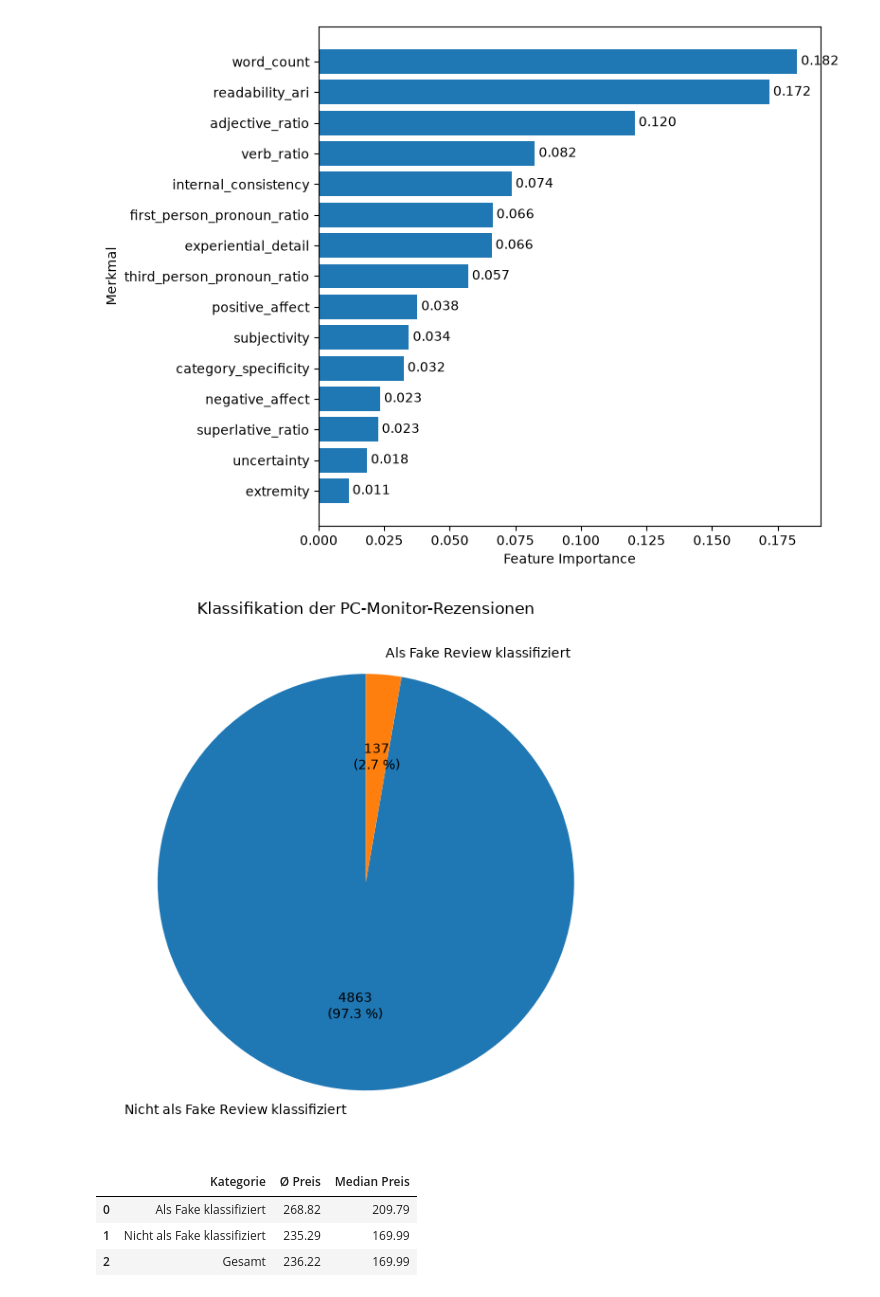
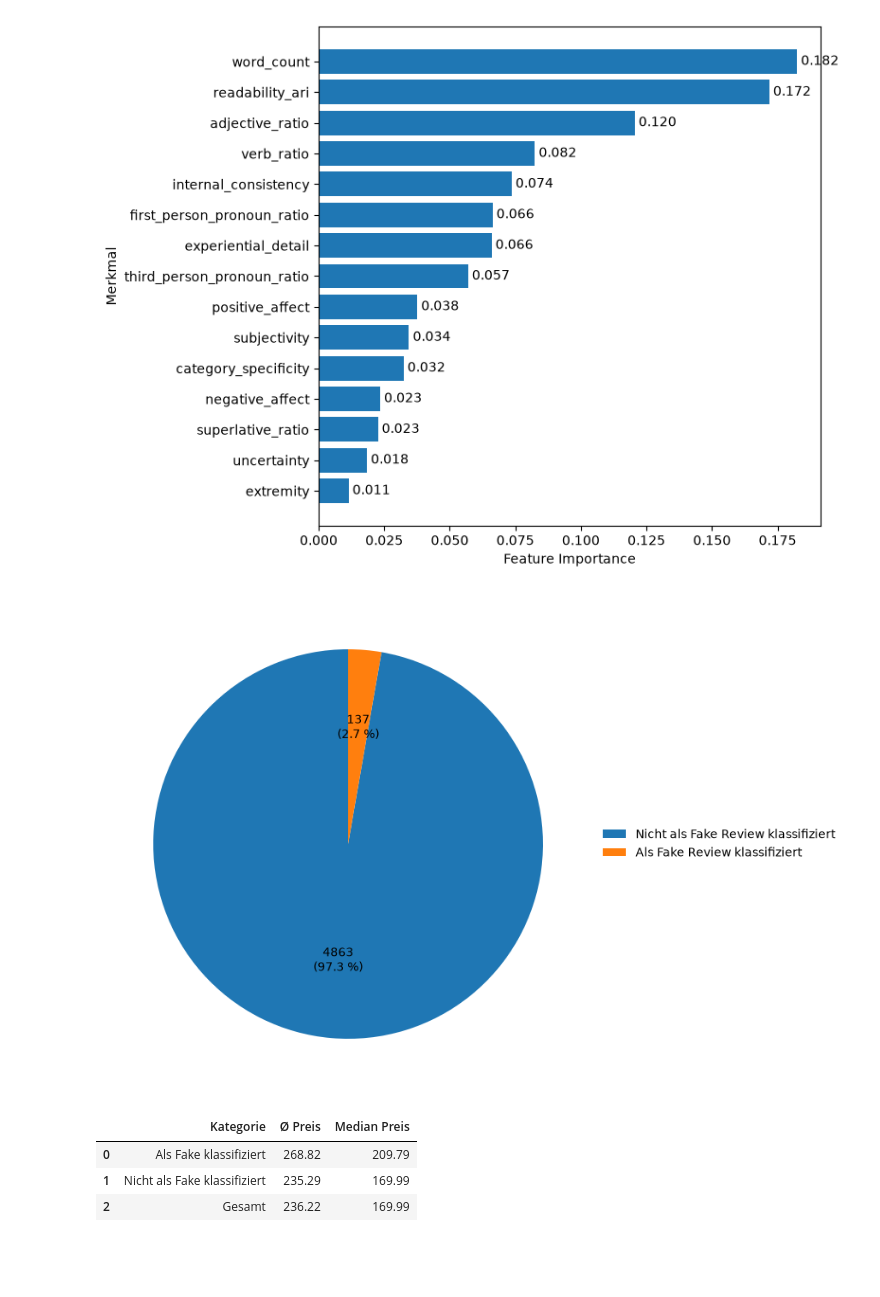
Before and after one commit to malik-shr/fake-review-detection, a Jupyter notebook: notebooks/05_train_and_evaluate.ipynb, the cells around one changed output. Saved outputs shown, nothing was run; the diff lists cells and outputs as text; code cells hidden in the pictures; blank space fills up the shorter version.

```diff
--- a/notebooks/05_train_and_evaluate.ipynb
+++ b/notebooks/05_train_and_evaluate.ipynb
@@ -230,40 +229,42 @@ plt.show()
 # %% [output]
 [figure]
 # %%
-import matplotlib.pyplot as plt
-
 counts = monitor_reviews["fake_prediction"].value_counts()
 
 labels = [
     "Nicht als Fake Review klassifiziert",
     "Als Fake Review klassifiziert"
 ]
 
 values = [
     counts.get(0, 0),
     counts.get(1, 0)
 ]
 
 total = sum(values)
 
 def absolute_and_relative(pct):
     absolute = int(round(pct / 100 * total))
     return f"{absolute}\n({pct:.1f} %)"
 
-plt.figure(figsize=(7, 6))
+fig, ax = plt.subplots(figsize=(9, 6))
 
-plt.pie(
+wedges, texts, autotexts = ax.pie(
     values,
-    labels=labels,
     autopct=absolute_and_relative,
     startangle=90
 )
 
-plt.title("Klassifikation der PC-Monitor-Rezensionen")
+ax.legend(
+    wedges,
+    labels,
+    loc="center left",
+    bbox_to_anchor=(1.0, 0.5),
+    frameon=False
+)
 
 plt.tight_layout()
-
 plt.show()
 # %% [output]
-[figure, old version]
+[figure, new version]
 # %%
```
Also changed, not shown: parts of 3 cells of this notebook.
